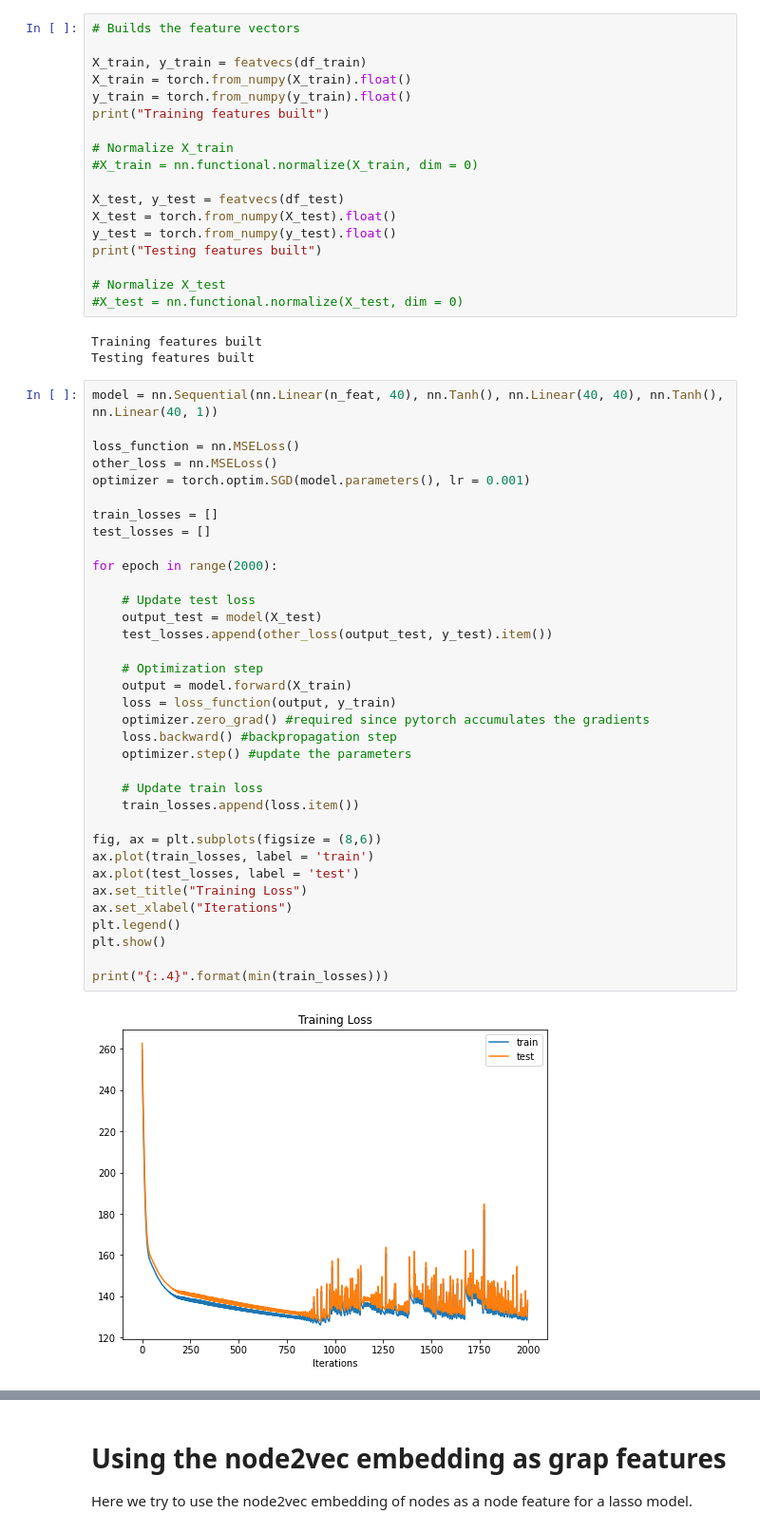
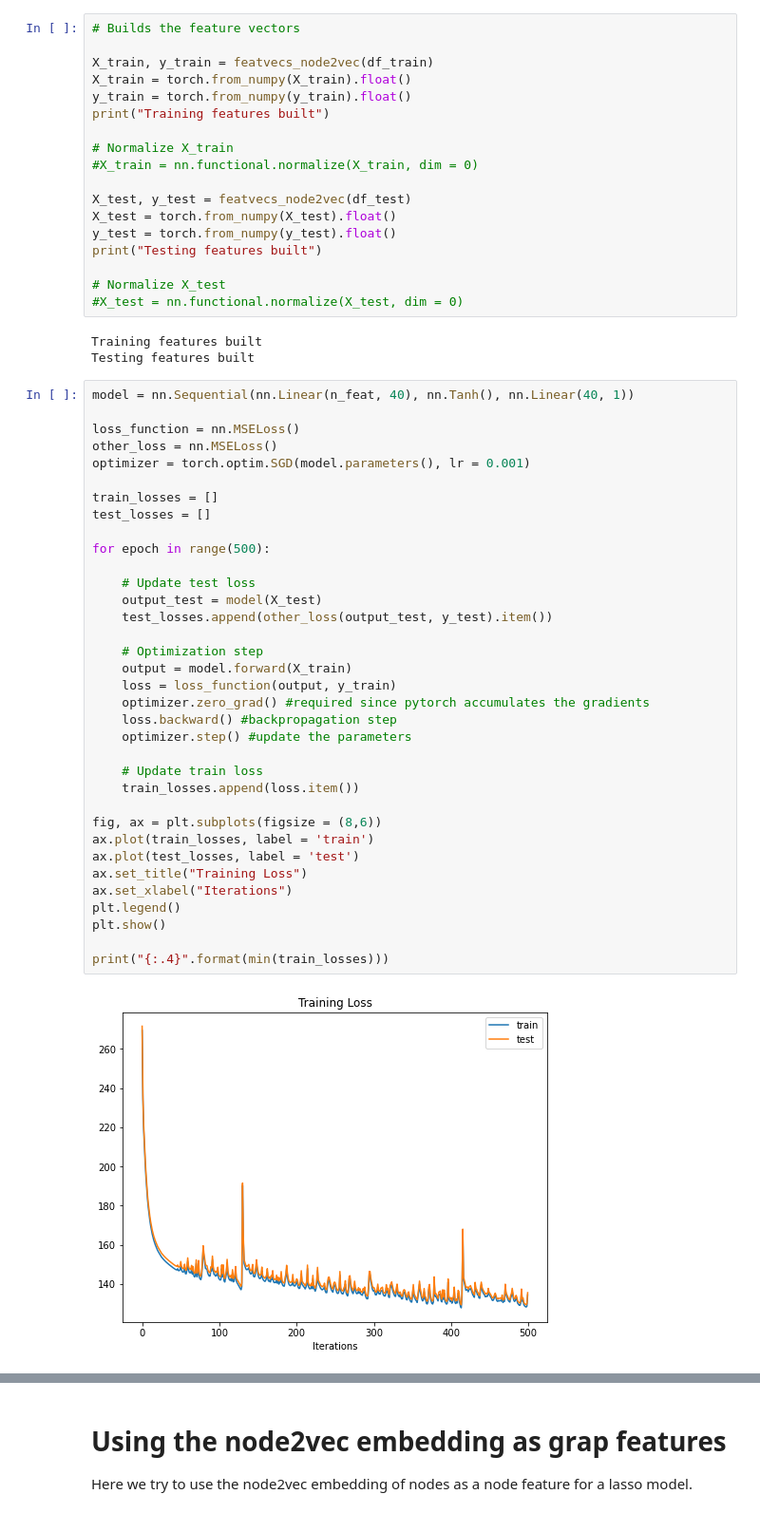
Before and after one commit to Adrien-Kahn/INF554-Data-Challenge, a Jupyter notebook: Notebooks/Graph Features.ipynb, the cells around one changed output, grey strips where cells are left out. Shown at 95% size. Cells and saved outputs as stored; diff of their text form.

```diff
--- a/Notebooks/Graph Features.ipynb
+++ b/Notebooks/Graph Features.ipynb
@@ -299,7 +317,7 @@ array([ 36040,  63031, 108887], dtype=int64)
 # %%
 # Builds the feature vectors
 
-X_train, y_train = featvecs(df_train)
+X_train, y_train = featvecs_node2vec(df_train)
 X_train = torch.from_numpy(X_train).float()
 y_train = torch.from_numpy(y_train).float()
 print("Training features built")
@@ -307,7 +325,7 @@ print("Training features built")
 # Normalize X_train
 #X_train = nn.functional.normalize(X_train, dim = 0)
 
-X_test, y_test = featvecs(df_test)
+X_test, y_test = featvecs_node2vec(df_test)
 X_test = torch.from_numpy(X_test).float()
 y_test = torch.from_numpy(y_test).float()
 print("Testing features built")
@@ -318,39 +336,39 @@ print("Testing features built")
 Training features built
 Testing features built
 # %%
-model = nn.Sequential(nn.Linear(n_feat, 40), nn.Tanh(), nn.Linear(40, 40), nn.Tanh(), nn.Linear(40, 1))
+model = nn.Sequential(nn.Linear(n_feat, 40), nn.Tanh(), nn.Linear(40, 1))
 
 loss_function = nn.MSELoss()
 other_loss = nn.MSELoss()
 optimizer = torch.optim.SGD(model.parameters(), lr = 0.001)
 
 train_losses = []
 test_losses = []
 
-for epoch in range(2000):
+for epoch in range(500):
 
     # Update test loss
     output_test = model(X_test)
     test_losses.append(other_loss(output_test, y_test).item())
 
     # Optimization step
     output = model.forward(X_train)
     loss = loss_function(output, y_train)
     optimizer.zero_grad() #required since pytorch accumulates the gradients
     loss.backward() #backpropagation step
     optimizer.step() #update the parameters
 
     # Update train loss
     train_losses.append(loss.item())
 
 fig, ax = plt.subplots(figsize = (8,6))
 ax.plot(train_losses, label = 'train')
 ax.plot(test_losses, label = 'test')
 ax.set_title("Training Loss")
 ax.set_xlabel("Iterations")
 plt.legend()
 plt.show()
 
 print("{:.4}".format(min(train_losses)))
 # %% [output]
-[figure, old version]
+[figure, new version]
```
Also changed, not shown: parts of 7 cells of this notebook, 3 other files.
